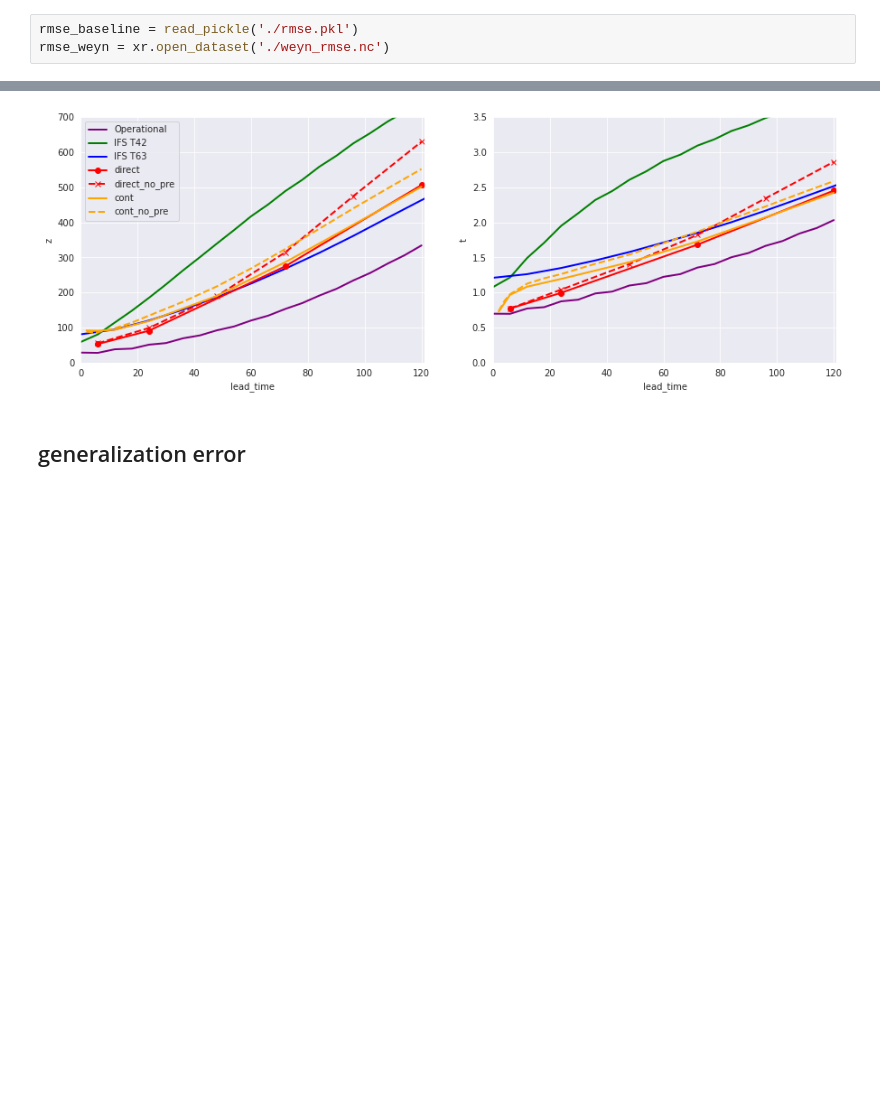
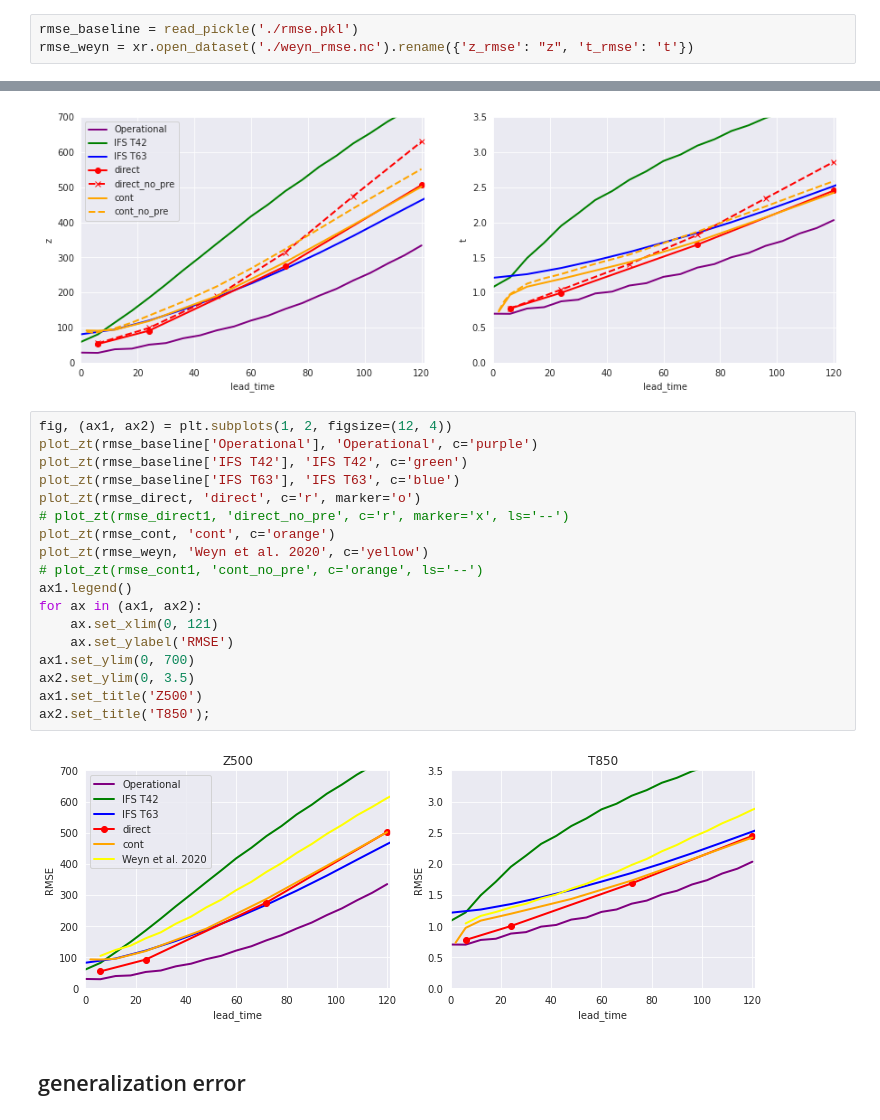
Before and after one commit to sagar-garg/WeatherBench, a Jupyter notebook: devlog/26-scores.ipynb, the cells around one changed output, grey strips where cells are left out. Drawn from its saved outputs; the diff is of its cells as text; blank space fills up the shorter version.

```diff
--- a/devlog/26-scores.ipynb
+++ b/devlog/26-scores.ipynb
@@ -35,7 +35,7 @@ valid = xr.merge([z500_valid, t850_valid])
 valid = valid.isel(time=slice(0, None, 12))
 # %%
 rmse_baseline = read_pickle('./rmse.pkl')
-rmse_weyn = xr.open_dataset('./weyn_rmse.nc')
+rmse_weyn = xr.open_dataset('./weyn_rmse.nc').rename({'z_rmse': "z", 't_rmse': 't'})
 # %% [markdown]
 ## get scores for direct predictions
 # %%
@@ -151,6 +149,26 @@ ax2.set_ylim(0, 3.5)
 # %% [output]
 (0.0, 3.5)
 [figure]
+# %%
+fig, (ax1, ax2) = plt.subplots(1, 2, figsize=(12, 4))
+plot_zt(rmse_baseline['Operational'], 'Operational', c='purple')
+plot_zt(rmse_baseline['IFS T42'], 'IFS T42', c='green')
+plot_zt(rmse_baseline['IFS T63'], 'IFS T63', c='blue')
+plot_zt(rmse_direct, 'direct', c='r', marker='o')
+# plot_zt(rmse_direct1, 'direct_no_pre', c='r', marker='x', ls='--')
+plot_zt(rmse_cont, 'cont', c='orange')
+plot_zt(rmse_weyn, 'Weyn et al. 2020', c='yellow')
+# plot_zt(rmse_cont1, 'cont_no_pre', c='orange', ls='--')
+ax1.legend()
+for ax in (ax1, ax2):
+    ax.set_xlim(0, 121)
+    ax.set_ylabel('RMSE')
+ax1.set_ylim(0, 700)
+ax2.set_ylim(0, 3.5)
+ax1.set_title('Z500')
+ax2.set_title('T850');
+# %% [output]
+[figure, added]
 # %% [markdown]
 ## generalization error
 # %%
```
Also changed, not shown: parts of 63 cells of this notebook, 47 other files.
